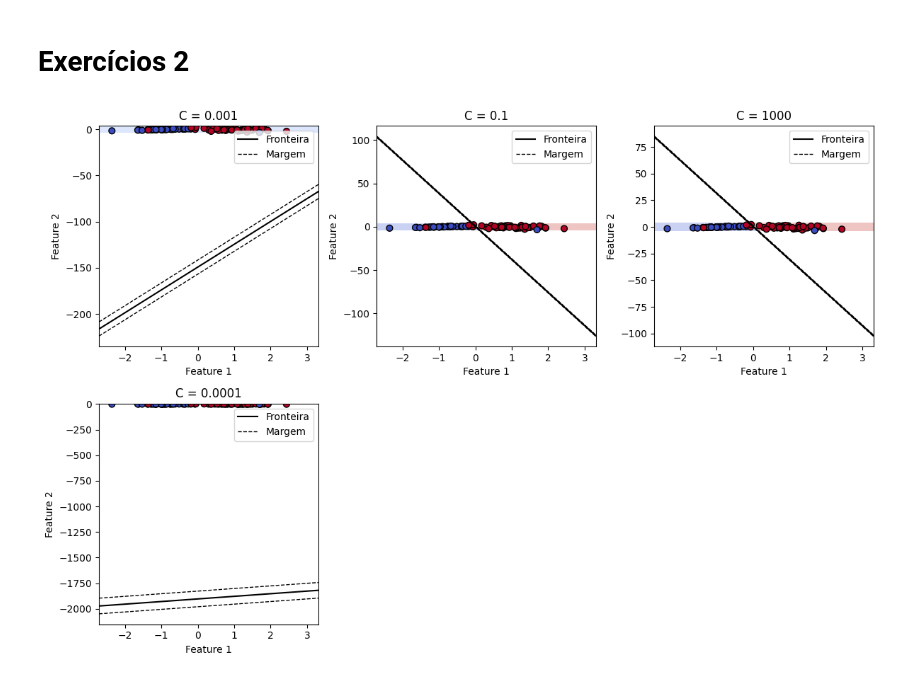
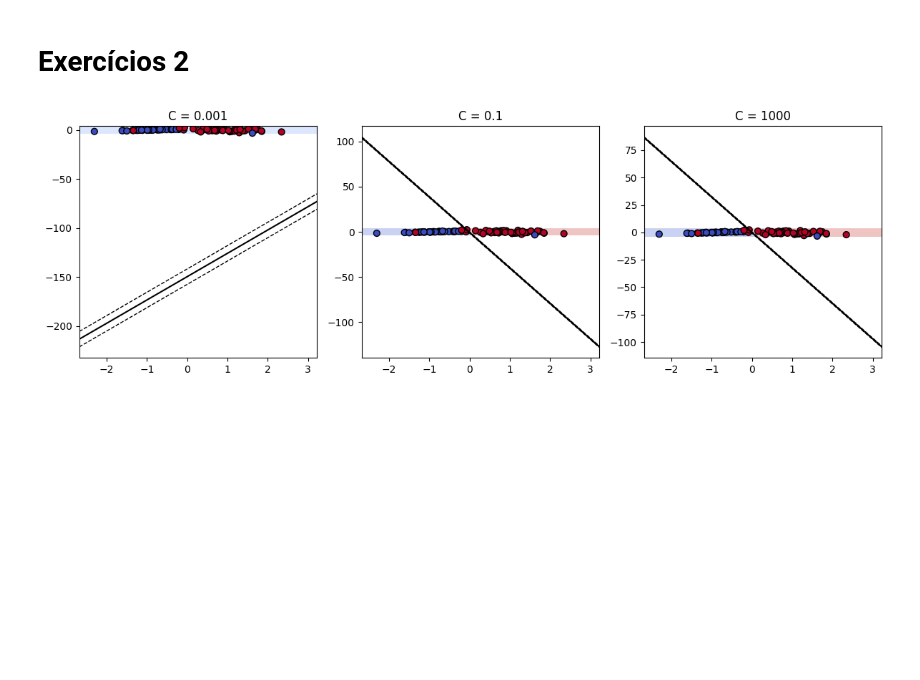
Before and after one commit to gddeazevedo/svm, a Jupyter notebook: ex1e2.ipynb, the cells around one changed output. Cells and saved outputs as stored; diff of their text form; code cells hidden in the pictures; blank space fills up the shorter version.

```diff
--- a/ex1e2.ipynb
+++ b/ex1e2.ipynb
@@ -135,10 +135,9 @@ from sklearn.model_selection import train_test_split
 from sklearn.metrics import accuracy_score, classification_report
 from sklearn.preprocessing import StandardScaler
 
-# Como usamos apenas 2 features, definimos nomes genéricos
-features = ["Feature 1", "Feature 2"]
 
-C_values = [0.001, 0.1, 1000, 0.0001]
+
+C_values = [0.001, 0.1, 1000]
 n        = len(C_values)
 ncols    = 3
 nrows    = (n + ncols - 1) // ncols  # Cálculo correto do número de linhas
@@ -154,20 +153,21 @@ X_train, X_test, y_train, y_test = train_test_split(X, y, test_size=.3, random_s
 
 # Escalar com base apenas no treino
 scaler = StandardScaler()
-X_train_scaled = scaler.fit_transform(X_train)
-X_test_scaled  = scaler.transform(X_test)
+X_scaled = scaler.fit_transform(X)
+
+X_train, X_test, y_train, y_test = train_test_split(X_scaled, y, test_size=0.3, random_state=42)
 
 results = []
 model = SVC(kernel="linear")
 
 for i, C in enumerate(C_values):
     model.set_params(C=C)
-    model.fit(X_train_scaled, y_train)
+    model.fit(X_train, y_train)
 
-    y_pred = model.predict(X_test_scaled)
+    y_pred = model.predict(X_test)
 
     accuracy = accuracy_score(y_test, y_pred)
-    report   = classification_report(y_test, y_pred, output_dict=True)
+    report = classification_report(y_test, y_pred, output_dict=True, zero_division=0)
 
     results.append({
         "C": C,
@@ -179,45 +179,38 @@ for i, C in enumerate(C_values):
 
     # Fronteira de decisão e margens
     ax = axes[i]
-    x_min, x_max = X_train_scaled[:, 0].min() - 1, X_train_scaled[:, 0].max() + 1
-    y_min, y_max = X_train_scaled[:, 1].min() - 0.5, X_train_scaled[:, 1].max() + 0.5
+    x_min, x_max = X_train[:, 0].min() - 1, X_train[:, 0].max() + 1
+    y_min, y_max = X_train[:, 1].min() - 0.5, X_train[:, 1].max() + 0.5
     xx, yy = np.meshgrid(np.linspace(x_min, x_max, 500),
                          np.linspace(y_min, y_max, 500))
     Z = model.predict(np.c_[xx.ravel(), yy.ravel()]).reshape(xx.shape)
 
     ax.contourf(xx, yy, Z, cmap='coolwarm', alpha=0.3)
-    ax.scatter(X_test_scaled[:, 0], X_test_scaled[:, 1], c=y_test, cmap='coolwarm', edgecolors='k', s=40)
+    ax.scatter(X_test[:, 0], X_test[:, 1], c=y_test, cmap='coolwarm', edgecolors='k', s=40)
 
     w = model.coef_[0]
     b = model.intercept_[0]
     slope = -w[0] / w[1]
     intercept = -b / w[1]
     margin = 1 / np.linalg.norm(w)
 
     x_vals = np.linspace(x_min, x_max, 200)
     y_vals = slope * x_vals + intercept
     y_margin_up = y_vals + margin
     y_margin_down = y_vals - margin
 
     ax.plot(x_vals, y_vals, 'k-', label='Fronteira')
     ax.plot(x_vals, y_margin_up, 'k--', linewidth=1, label='Margem')
     ax.plot(x_vals, y_margin_down, 'k--', linewidth=1)
 
     ax.set_title(f'C = {C}')
-    ax.set_xlabel(features[0])
-    ax.set_ylabel(features[1])
-    ax.legend(loc='upper right')
-
-# Ocultar eixos vazios
-for j in range(i + 1, len(axes)):
-    fig.delaxes(axes[j])
 
 plt.tight_layout()
 plt.show()
 
-# Tabela de métricas
+
 df_results = pd.DataFrame(results)
 display(df_results)
 # %% [output]
-[figure, old version]
+[figure, new version]
 |  | C | Accuracy | Precision (macro avg) | Recall (macro avg) | F1-score (macro avg) |
```
Also changed, not shown: parts of 1 cell of this notebook, 1 other file.
